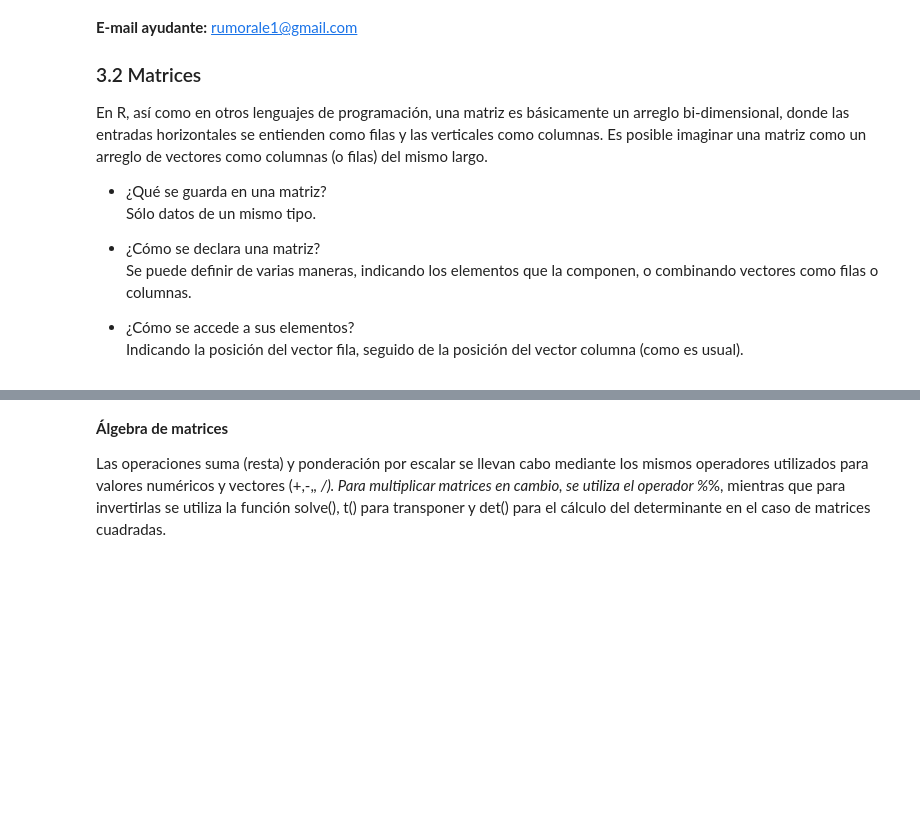
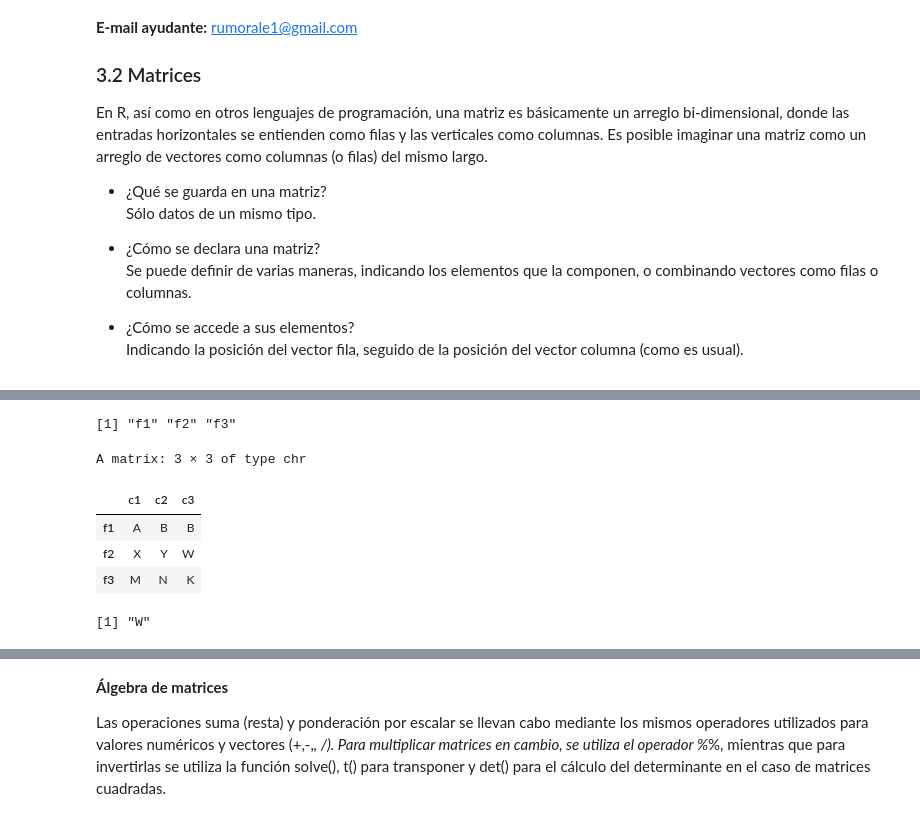
Before and after one commit to majorquev/DBDC_202507_Programacion_en_R_para_ciencia_de_datos, a Jupyter notebook: Clases/Clase2/Clase_2_01_matrices.ipynb, the cells around one changed output, grey strips where cells are left out. Cells and saved outputs as stored; diff of their text form; code cells hidden in the pictures; blank space fills up the shorter version.

```diff
--- a/Clases/Clase2/Clase_2_01_matrices.ipynb
+++ b/Clases/Clase2/Clase_2_01_matrices.ipynb
@@ -64,4 +169,5 @@ B
 # %%
 #Recordemos que podemos actualizar elementos de un vector como:
 
-# quiero cambiar el -2 por un -99 (el 5 de la pos 2,2)
+# quiero cambiar el "Z" por un "W" (el Z de la pos (2,3))
+M2[2,3] <- "W"
@@ -68,7 +181,25 @@ B
+# %%
+# NOTA: Nombres de filas y columnas en una matriz
+# antes en un vector podíamos acceder a los nombres con names()
+# Ahora colnames() y rownames() para nombres de columnas y filas respectivamente.
+rownames(M2)
+colnames(M2) <- c("c1","c2","c3")
+# %% [output]
+[1] "f1" "f2" "f3"
+# %%
+M2
+# %% [output]
+A matrix: 3 × 3 of type chr
+|  | c1 | c2 | c3 |
+| f1 | A | B | B |
+| f2 | X | Y | W |
+| f3 | M | N | K |
 # %%
 # Acceso mediante nombres
 # %%
 # Acceso mediante nomnbres
 # Elemento de la segunda fila tercera columna (2,3)
 
-M3["f2","c3"]
+M2["f2","c3"]
+# %% [output]
+[1] "W"
```
Also changed, not shown: parts of 32 cells of this notebook.
